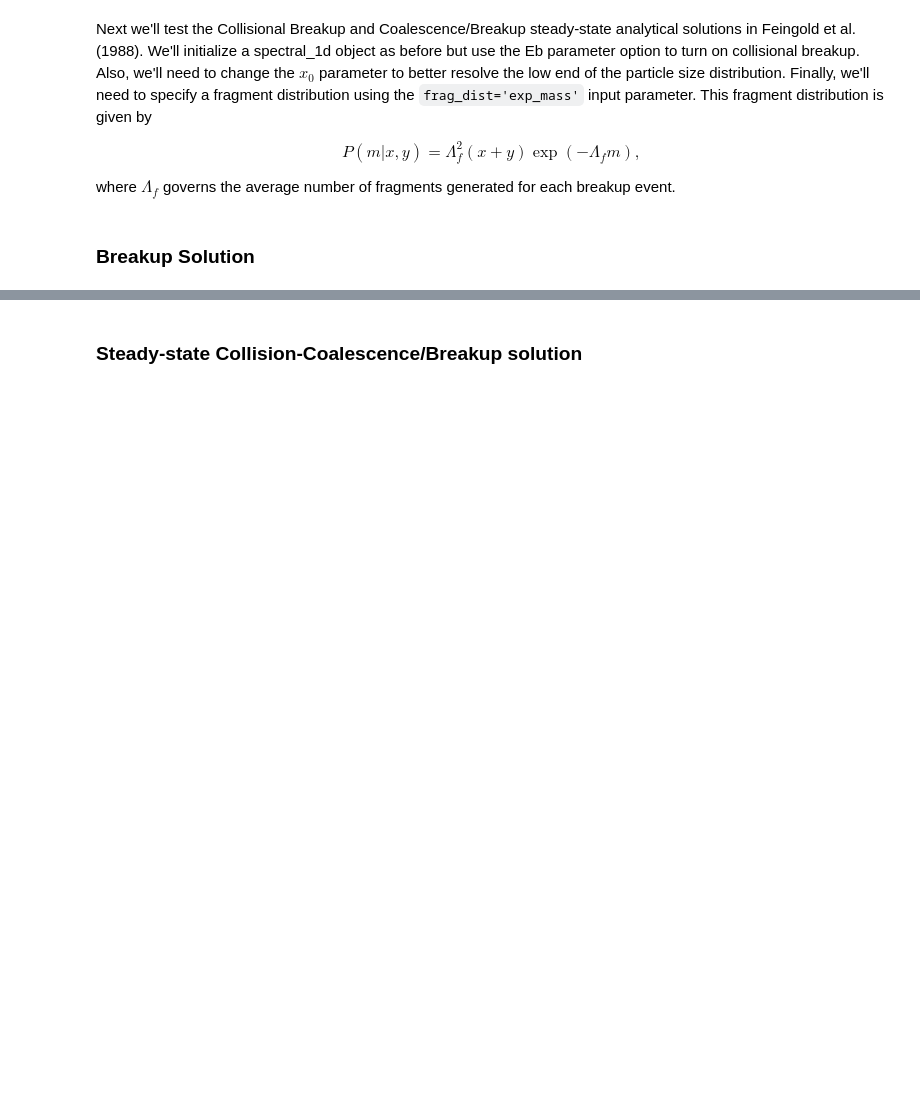
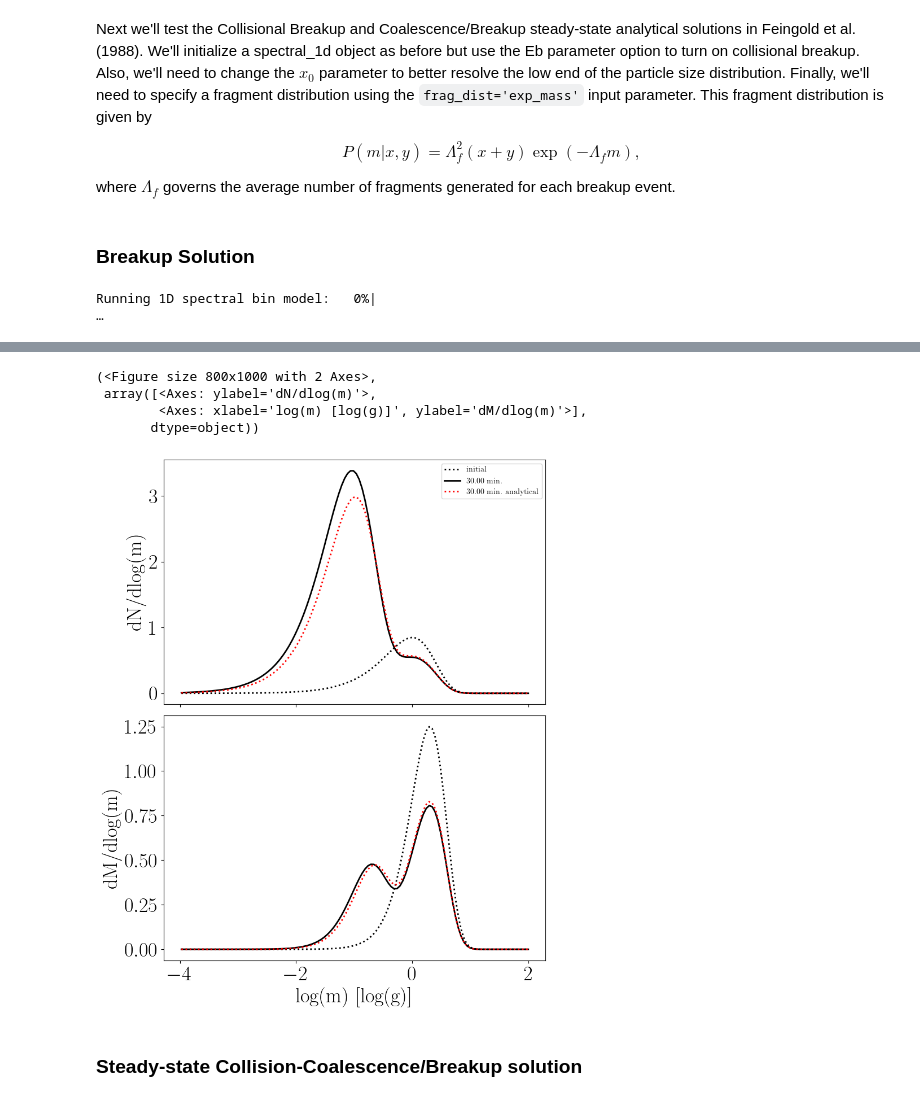
Before and after one commit to NOAA-National-Severe-Storms-Laboratory/BinMod1D-PARS, a Jupyter notebook: notebooks/BM1D_analytical_examples.ipynb, the cells around one changed output, grey strips where cells are left out. Saved outputs shown, nothing was run; the diff lists cells and outputs as text; code cells hidden in the pictures; blank space fills up the shorter version.

```diff
--- a/notebooks/BM1D_analytical_examples.ipynb
+++ b/notebooks/BM1D_analytical_examples.ipynb
@@ -59,6 +90,8 @@ where $\Lambda_{f}$ governs the average number of fragments generated for each b
 # %% [markdown]
 ### Breakup Solution
 # %%
-s6_breakup = spectral_1d(sbin=6,bins=120,kernel='Constant',frag_dist='exp_mass',tmax=1800,gam_norm=True,mu0=0.,Eb=0.1,Es=0.,x0=0.0001)
+s6_breakup = spectral_1d(sbin=6,bins=120,kernel='Constant',frag_dist='exp_mass',dist_var='mass',tmax=1800,gam_norm=True,mu0=0.,Eb=0.1,Es=0.,x0=0.0001)
 s6_breakup.run()
 s6_breakup.plot_dists(tind=-1,feingold_solution=True)
+# %% [output]
+Running 1D spectral bin model:   0%|                                                                          …
@@ -65,3 +99,8 @@ s6_breakup.plot_dists(tind=-1,feingold_solution=True)
+(<Figure size 800x1000 with 2 Axes>,
+ array([<Axes: ylabel='dN/dlog(m)'>,
+        <Axes: xlabel='log(m) [log(g)]', ylabel='dM/dlog(m)'>],
+       dtype=object))
+[figure, added]
 # %% [markdown]
 ### Steady-state Collision-Coalescence/Breakup solution
 # %% [markdown]
```
Also changed, not shown: parts of 12 cells of this notebook, 20 other files.
